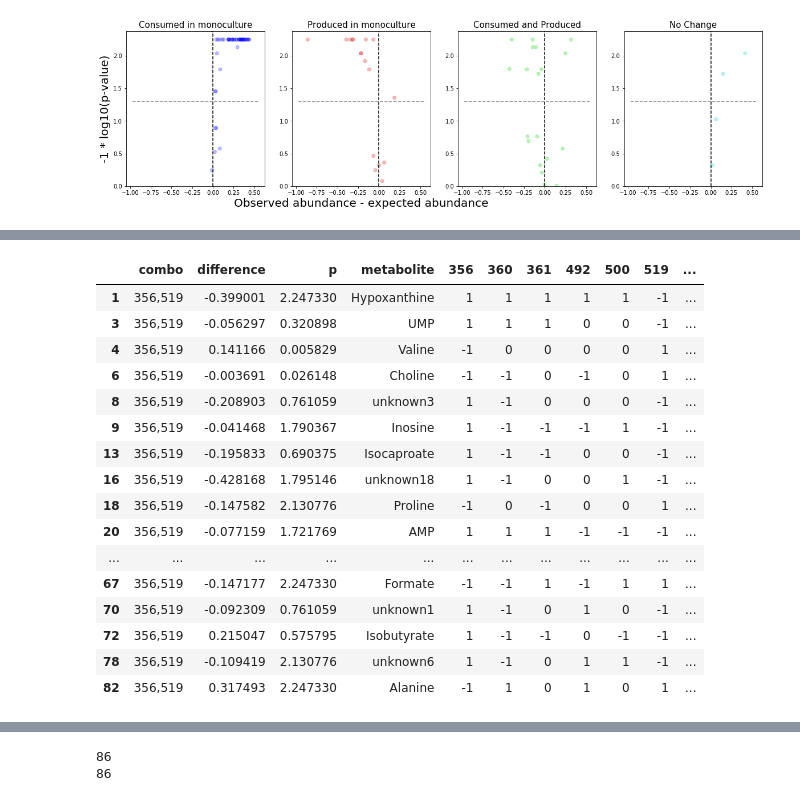
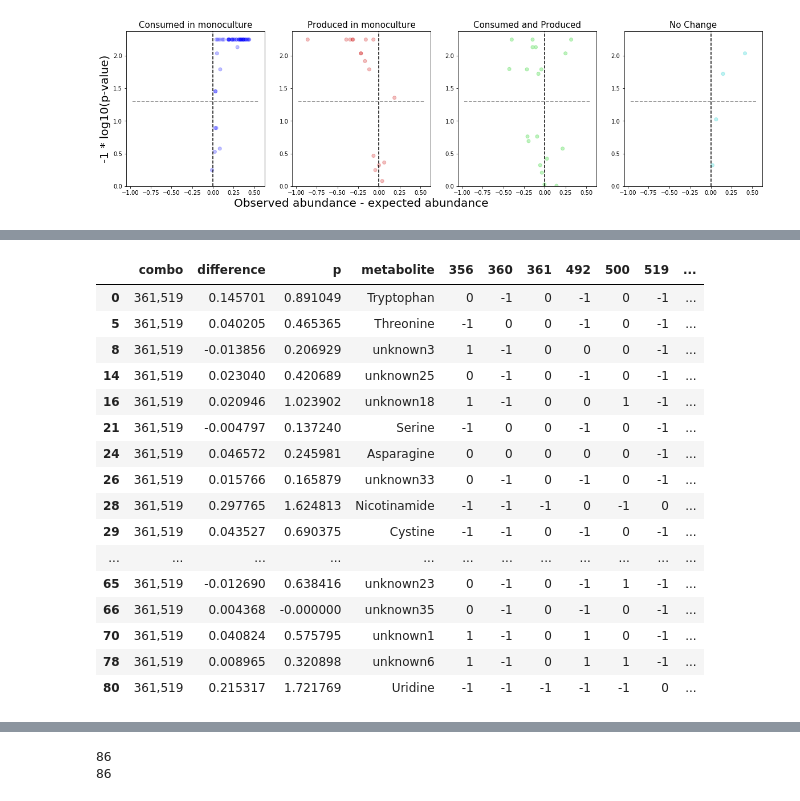
Before and after one commit to gregmedlock/asf_interactions, a Jupyter notebook: bin/CRAM_triangles_volcanoes.ipynb, the cells around one changed output, grey strips where cells are left out. Drawn from its saved outputs; the diff is of its cells as text; code cells hidden in the pictures.

```diff
--- a/bin/CRAM_triangles_volcanoes.ipynb
+++ b/bin/CRAM_triangles_volcanoes.ipynb
@@ -490,20 +519,20 @@ summary_frame = plot_volcanoes(volcano_data_logged,combo='356,519',summary_frame
 # %%
-summary_frame.loc[(summary_frame['change_code'] == 'consumed_and_produced')]
+summary_frame.loc[(summary_frame['change_code'] == 'consumed_by_one')]
 # %% [output]
 |  | combo | difference | p | metabolite | 356 | 360 | 361 | 492 | 500 | 519 | ... |
-| 1 | 356,519 | -0.399001 | 2.247330 | Hypoxanthine | 1 | 1 | 1 | 1 | 1 | -1 | ... |
-| 3 | 356,519 | -0.056297 | 0.320898 | UMP | 1 | 1 | 1 | 0 | 0 | -1 | ... |
-| 4 | 356,519 | 0.141166 | 0.005829 | Valine | -1 | 0 | 0 | 0 | 0 | 1 | ... |
-| 6 | 356,519 | -0.003691 | 0.026148 | Choline | -1 | -1 | 0 | -1 | 0 | 1 | ... |
-| 8 | 356,519 | -0.208903 | 0.761059 | unknown3 | 1 | -1 | 0 | 0 | 0 | -1 | ... |
-| 9 | 356,519 | -0.041468 | 1.790367 | Inosine | 1 | -1 | -1 | -1 | 1 | -1 | ... |
-| 13 | 356,519 | -0.195833 | 0.690375 | Isocaproate | 1 | -1 | -1 | 0 | 0 | -1 | ... |
-| 16 | 356,519 | -0.428168 | 1.795146 | unknown18 | 1 | -1 | 0 | 0 | 1 | -1 | ... |
-| 18 | 356,519 | -0.147582 | 2.130776 | Proline | -1 | 0 | -1 | 0 | 0 | 1 | ... |
-| 20 | 356,519 | -0.077159 | 1.721769 | AMP | 1 | 1 | 1 | -1 | -1 | -1 | ... |
+| 0 | 361,519 | 0.145701 | 0.891049 | Tryptophan | 0 | -1 | 0 | -1 | 0 | -1 | ... |
+| 5 | 361,519 | 0.040205 | 0.465365 | Threonine | -1 | 0 | 0 | -1 | 0 | -1 | ... |
+| 8 | 361,519 | -0.013856 | 0.206929 | unknown3 | 1 | -1 | 0 | 0 | 0 | -1 | ... |
+| 14 | 361,519 | 0.023040 | 0.420689 | unknown25 | 0 | -1 | 0 | -1 | 0 | -1 | ... |
+| 16 | 361,519 | 0.020946 | 1.023902 | unknown18 | 1 | -1 | 0 | 0 | 1 | -1 | ... |
+| 21 | 361,519 | -0.004797 | 0.137240 | Serine | -1 | 0 | 0 | -1 | 0 | -1 | ... |
+| 24 | 361,519 | 0.046572 | 0.245981 | Asparagine | 0 | 0 | 0 | 0 | 0 | -1 | ... |
+| 26 | 361,519 | 0.015766 | 0.165879 | unknown33 | 0 | -1 | 0 | -1 | 0 | -1 | ... |
+| 28 | 361,519 | 0.297765 | 1.624813 | Nicotinamide | -1 | -1 | -1 | 0 | -1 | 0 | ... |
+| 29 | 361,519 | 0.043527 | 0.690375 | Cystine | -1 | -1 | 0 | -1 | 0 | -1 | ... |
 | ... | ... | ... | ... | ... | ... | ... | ... | ... | ... | ... | ... |
-| 67 | 356,519 | -0.147177 | 2.247330 | Formate | -1 | -1 | 1 | -1 | 1 | 1 | ... |
-| 70 | 356,519 | -0.092309 | 0.761059 | unknown1 | 1 | -1 | 0 | 1 | 0 | -1 | ... |
-| 72 | 356,519 | 0.215047 | 0.575795 | Isobutyrate | 1 | -1 | -1 | 0 | -1 | -1 | ... |
-| 78 | 356,519 | -0.109419 | 2.130776 | unknown6 | 1 | -1 | 0 | 1 | 1 | -1 | ... |
-| 82 | 356,519 | 0.317493 | 2.247330 | Alanine | -1 | 1 | 0 | 1 | 0 | 1 | ... |
+| 65 | 361,519 | -0.012690 | 0.638416 | unknown23 | 0 | -1 | 0 | -1 | 1 | -1 | ... |
+| 66 | 361,519 | 0.004368 | -0.000000 | unknown35 | 0 | -1 | 0 | -1 | 0 | -1 | ... |
+| 70 | 361,519 | 0.040824 | 0.575795 | unknown1 | 1 | -1 | 0 | 1 | 0 | -1 | ... |
+| 78 | 361,519 | 0.008965 | 0.320898 | unknown6 | 1 | -1 | 0 | 1 | 1 | -1 | ... |
+| 80 | 361,519 | 0.215317 | 1.721769 | Uridine | -1 | -1 | -1 | -1 | -1 | 0 | ... |
```
Also changed, not shown: parts of 8 cells of this notebook, 3 other files.
